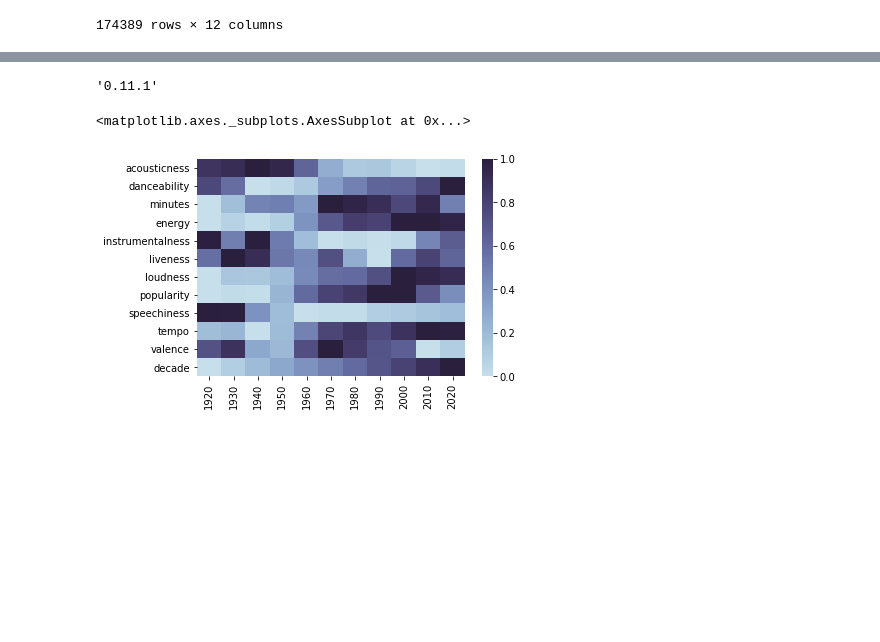
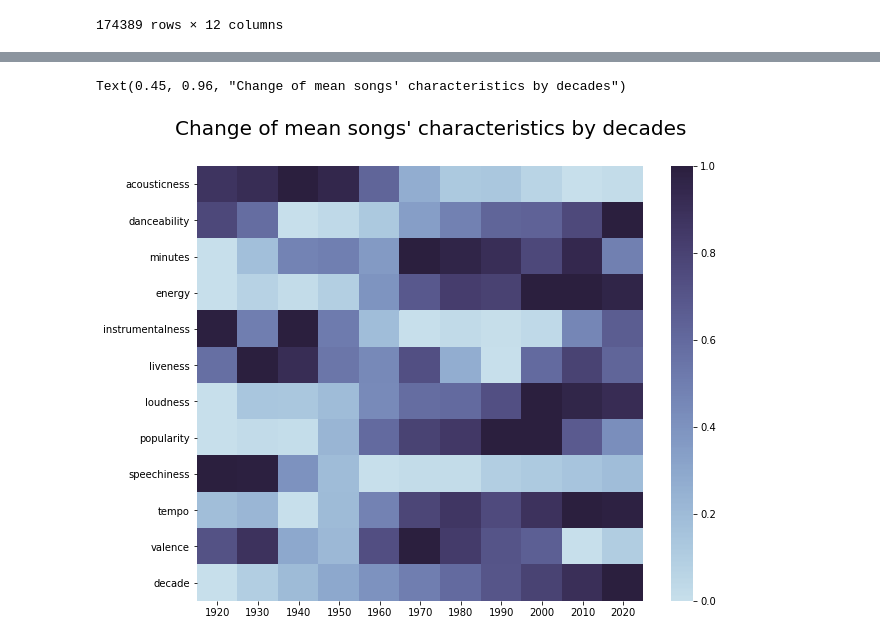
Before and after one commit to Lisstrange/Mini-examples, a Jupyter notebook: Recomendation music on Spotify Dataset.ipynb, the cells around one changed output, grey strips where cells are left out. Cells and saved outputs as stored; diff of their text form; code cells hidden in the pictures; blank space fills up the shorter version.

```diff
--- a/Recomendation music on Spotify Dataset.ipynb
+++ b/Recomendation music on Spotify Dataset.ipynb
@@ -125,0 +130,13 @@ for col in numcols.iloc[:,1:13].columns:
+# %%
+# год странный и мне интересно что там
+fig, axes = plt.subplots(1, 3, figsize=(17, 4))
+sns.histplot(data['year'], color=cmp.colors[170], linewidth=0, bins=70, ax=axes[0])
+axes[0].set_title("bins=70", pad = 2)
+sns.histplot(data['year'], color=cmp.colors[170], linewidth=0, bins=100, ax=axes[1])
+axes[1].set_title("bins=100", pad = 2)
+sns.ecdfplot(x=data['year'], color=cmp.colors[170], ax=axes[2])
+axes[2].set_title("Cumulative Distribution Function", pad = 2)
+
+for i in [0, 1, 2]:
+    axes[i].spines['right'].set_visible(False)
+    axes[i].spines['top'].set_visible(False)
@@ -262,19 +309,17 @@ decades_means
 | tempo | 110.301210 | 110.918316 | 107.357398 | 110.576868 | 114.999240 | 119.706568 | 121.043312 | 119.351300 | 121.442669 | 123.233344 | 122.998693 |
 | valence | 0.545307 | 0.567892 | 0.488858 | 0.478069 | 0.548013 | 0.583318 | 0.561804 | 0.544343 | 0.536477 | 0.449535 | 0.463194 |
 | decade | 1920.000000 | 1930.000000 | 1940.000000 | 1950.000000 | 1960.000000 | 1970.000000 | 1980.000000 | 1990.000000 | 2000.000000 | 2010.000000 | 2020.000000 |
-# %%
-sns.__version__
-# %% [output]
-'0.11.1'
 # %%
+plt.figure(figsize=(10,8))
 # значения имеют огромный размах, поэтому их надо нормализовать
 norm_min = decades_means.iloc[:12,].sub(decades_means.iloc[:12,].min(axis=1), axis=0)
 # https://jiffyclub.github.io/palettable/cubehelix/ палетка
 cmp = sns.color_palette("ch:s=.25,rot=-.25", as_cmap=True)
 # cmp2 = sns.cubehelix_palette(rot=-.4)
 sns.heatmap(norm_min.div(norm_min.max(axis=1), axis=0), cmap=cmp)
+plt.suptitle("Change of mean songs' characteristics by decades", fontsize=20, x=0.45, y=0.96)
 # %% [output]
-<matplotlib.axes._subplots.AxesSubplot at 0x...>
+Text(0.45, 0.96, "Change of mean songs' characteristics by decades")
-[figure, old version]
+[figure, new version]
 # %%
 # feeling cute might delete later
```
Also changed, not shown: parts of 16 cells of this notebook, 1 other file.
